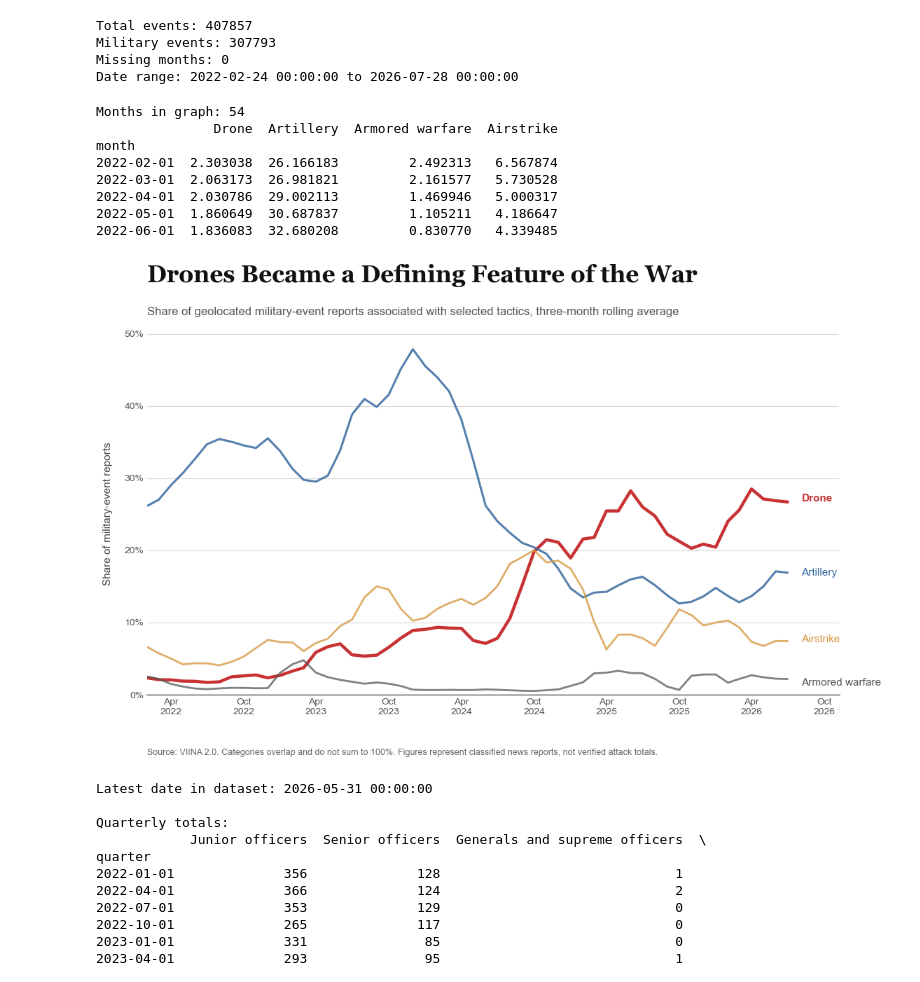
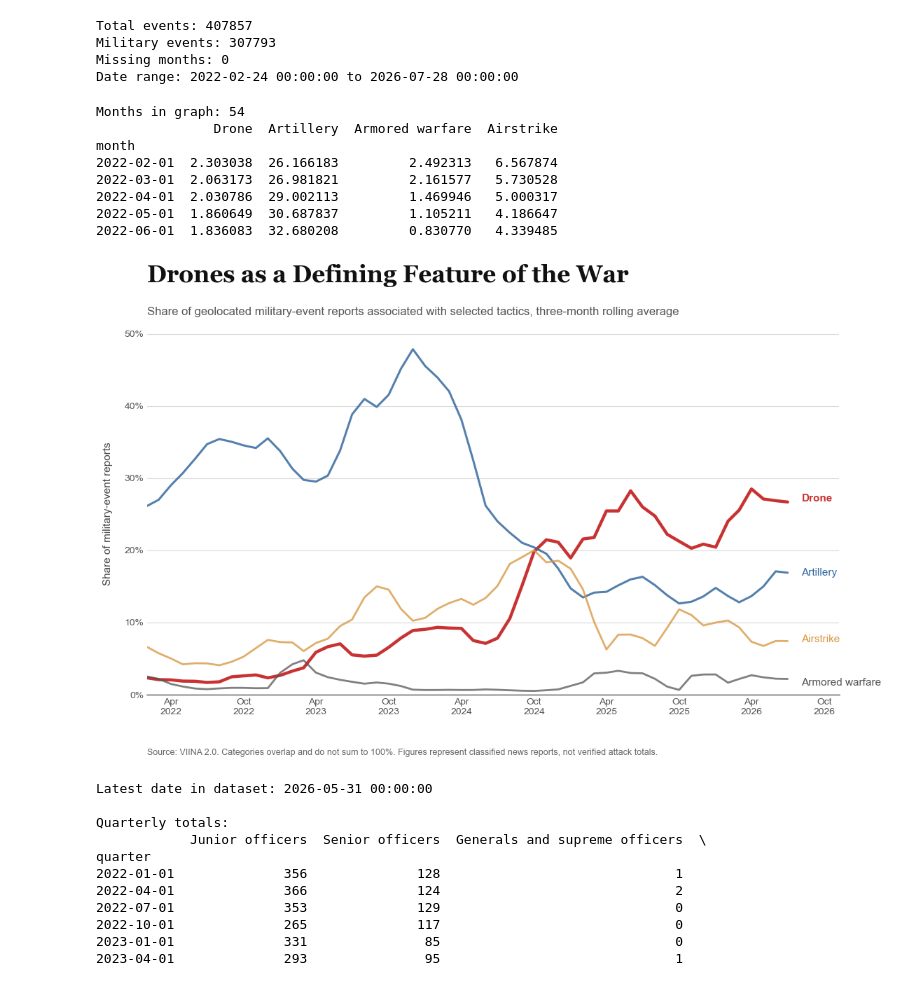
Before and after one commit to lucasanckl66/Ukr_analysis_substack, a Jupyter notebook: total vehicle loss analysis/future.ipynb, the cells around one changed output. Cells and saved outputs as stored; diff of their text form; code cells hidden in the pictures.

Commit message:
graph

```diff
--- a/total vehicle loss analysis/future.ipynb
+++ b/total vehicle loss analysis/future.ipynb
@@ -253,7 +253,7 @@ for tactic in tactic_share_smoothed.columns:
     )
 
 fig.suptitle(
-    "Drones Became a Defining Feature of the War",
+    "Drones as a Defining Feature of the War",
     x=0.08,
     y=0.97,
     ha="left",
@@ -347,34 +347,34 @@ fig.text(
     fontsize=9,
     fontfamily="Arial",
     color="#666666"
 )
 
 plt.subplots_adjust(
     left=0.08,
     right=0.84,
     top=0.84,
     bottom=0.15
 )
 
 
 plt.savefig(
     "figures/01_viina_tactic_shares_editorial.png",
     dpi=300,
     bbox_inches="tight",
     facecolor="white"
 )
 
 plt.show()
 # %% [output]
 Months in graph: 54
                Drone  Artillery  Armored warfare  Airstrike
 month
 2022-02-01  2.303038  26.166183         2.492313   6.567874
 2022-03-01  2.063173  26.981821         2.161577   5.730528
 2022-04-01  2.030786  29.002113         1.469946   5.000317
 2022-05-01  1.860649  30.687837         1.105211   4.186647
 2022-06-01  1.836083  32.680208         0.830770   4.339485
-[figure, old version]
+[figure, new version]
 # %%
 from matplotlib.ticker import MaxNLocator
 
```
Also changed, not shown: 1 other file.
